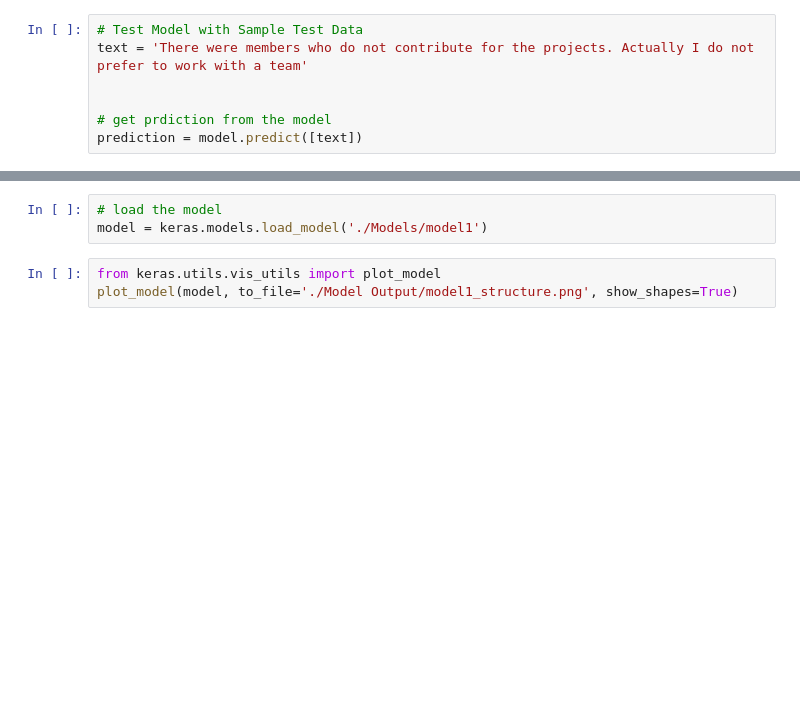
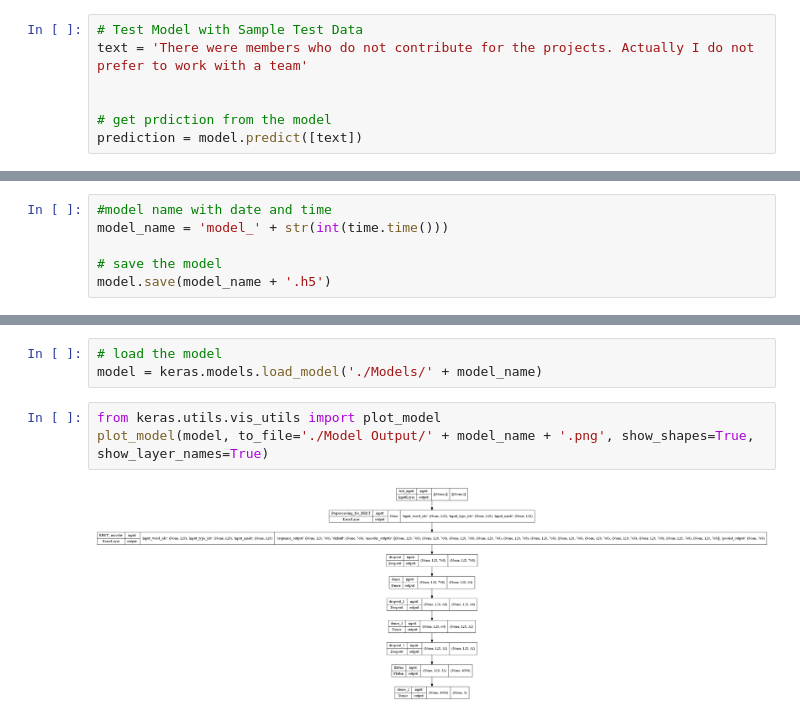
Before and after one commit to Research-Recruit-AI-SLIIT/Research-Codebase, a Jupyter notebook: Knowledge and Attitude Evaluation/Mindset Evaluation/mindsetevaluation copy.ipynb, the cells around one changed output, grey strips where cells are left out. Cells and saved outputs as stored; diff of their text form; blank space fills up the shorter version.

```diff
--- a/Knowledge and Attitude Evaluation/Mindset Evaluation/mindsetevaluation copy.ipynb
+++ b/Knowledge and Attitude Evaluation/Mindset Evaluation/mindsetevaluation copy.ipynb
@@ -210,2 +222,8 @@ model.save('model.pb')
+# %%
+#model name with date and time
+model_name = 'model_' + str(int(time.time()))
+
+# save the model
+model.save(model_name + '.h5')
 # %%
 #save the model
@@ -213,9 +235,11 @@ model.save('./Models/model1')
 # %%
 # load the model
-model = keras.models.load_model('./Models/model1')
+model = keras.models.load_model('./Models/' + model_name)
 # %%
 from keras.utils.vis_utils import plot_model
-plot_model(model, to_file='./Model Output/model1_structure.png', show_shapes=True)
+plot_model(model, to_file='./Model Output/' + model_name + '.png', show_shapes=True, show_layer_names=True)
+# %% [output]
+[figure, added]
 # %%
 import matplotlib.pyplot as plt
 plt.plot(history.history['accuracy'])
```
Also changed, not shown: parts of 23 cells of this notebook, 8 other files.
